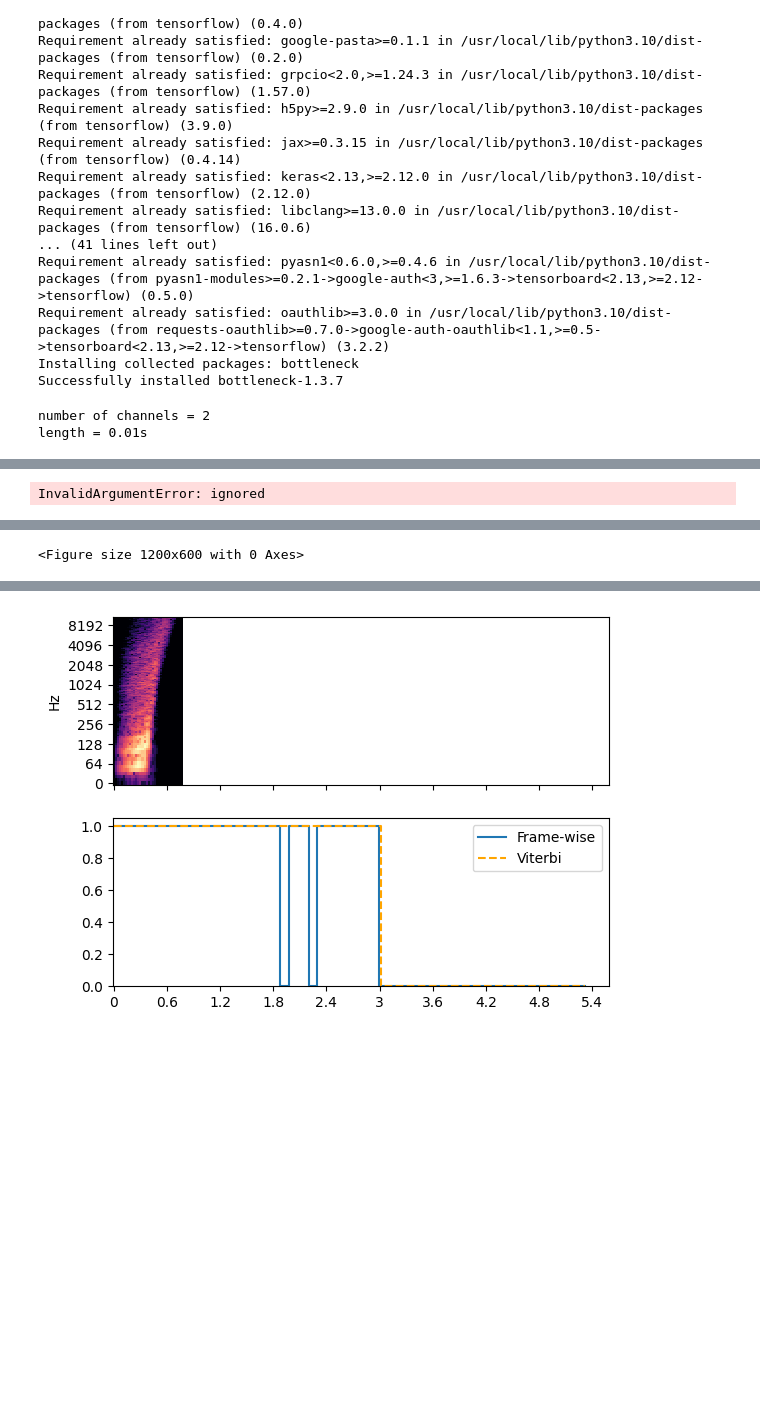
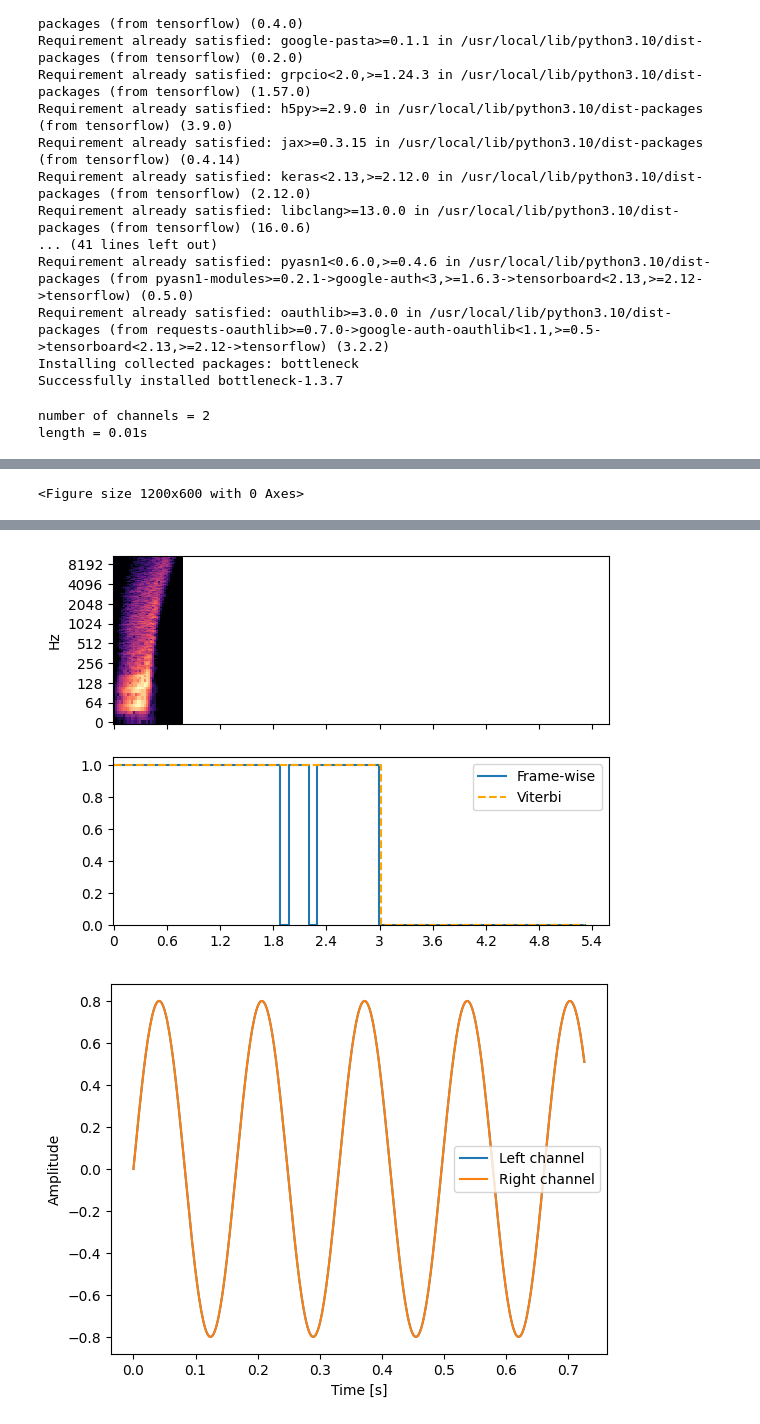
Before and after one commit to talexie/pilotai, a Jupyter notebook: AI_Learning.ipynb, the cells around one changed output, grey strips where cells are left out. Saved outputs shown, nothing was run; the diff lists cells and outputs as text; code cells hidden in the pictures; blank space fills up the shorter version.

```diff
--- a/AI_Learning.ipynb
+++ b/AI_Learning.ipynb
@@ -52,7 +52,7 @@ data = np.fromstring(wav_data, dtype='int16')[-16000:]
 data = data * 1.0 / (1 << 15)   # Range [-1 1]
 data = np.float32(data)
 data = tf.reshape(data, (16000, 1))
-print(f"number of channels = {data.shape[1]}")
+print(f"number of channels = {data.shape}")
 length = data.shape[0] / samplerate
 print(f"length = {length}s")
 
@@ -121,12 +121,12 @@ ax[1].step(times, states, linestyle='--', color='orange', label='Viterbi')
 ax[1].set(ylim=[0, 1.05])
 ax[1].legend()
 
-t = np.linspace(0., length, stfts.shape[0])
-#t = np.arange(256)
+#t = np.linspace(0., length, stfts.shape[0])
+t = np.arange(length)
 #sp = fftshift(fft(np.sin(t)))
 #freq = fftshift(fftfreq(t.shape[-1]))
-print(stfts.shape[0])
-plt.plot(t, stfts[:,0], label="FFT" )
+print(f'shapes:{ t.shape} XXX: {stfts.shape[0]}')
+plt.plot(t, stfts.shape[0], label="FFT" )
 plt.show()
 
 
@@ -134,9 +134,9 @@ plt.show()
 #plt.plot(time, data[:, 0], label="Left channel")
 #plt.plot(time, data[:, 1], label="Right channel")
 
-time = np.linspace(0., length, data.shape[0])
-plt.plot(time, data[:, 0], label="Left channel")
-plt.plot(time, data[:, 1], label="Right channel")
+time = np.linspace(0., length, tdata.shape[0])
+plt.plot(time, tdata[:, 0], label="Left channel")
+plt.plot(time, tdata[:, 1], label="Right channel")
 plt.legend()
 plt.xlabel("Time [s]")
 plt.ylabel("Amplitude")
@@ -164,7 +164,7 @@ length = 0.7256235827664399s
-InvalidArgumentError: ignored
 [figure]
 [figure]
 [figure]
-<Figure size 1200x600 with 0 Axes>
+<Figure size 1200x600 with 0 Axes>
 [figure]
 [figure]
+[figure, added]
```
Also changed, not shown: parts of 1 cell of this notebook.
